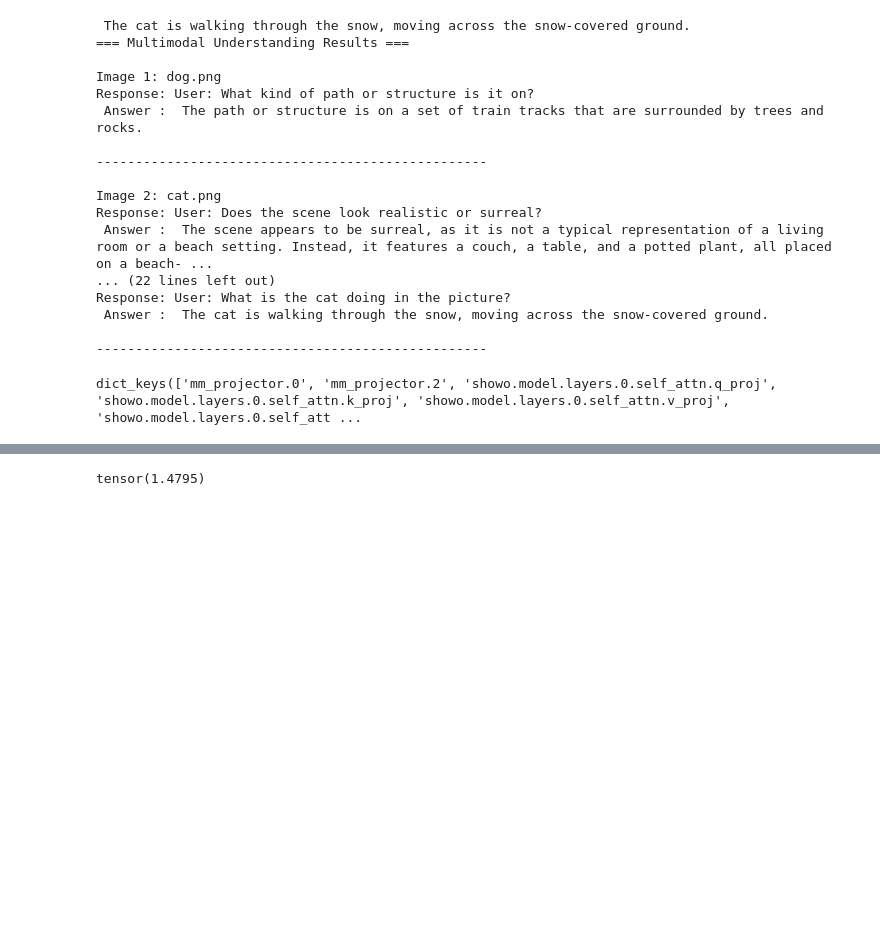
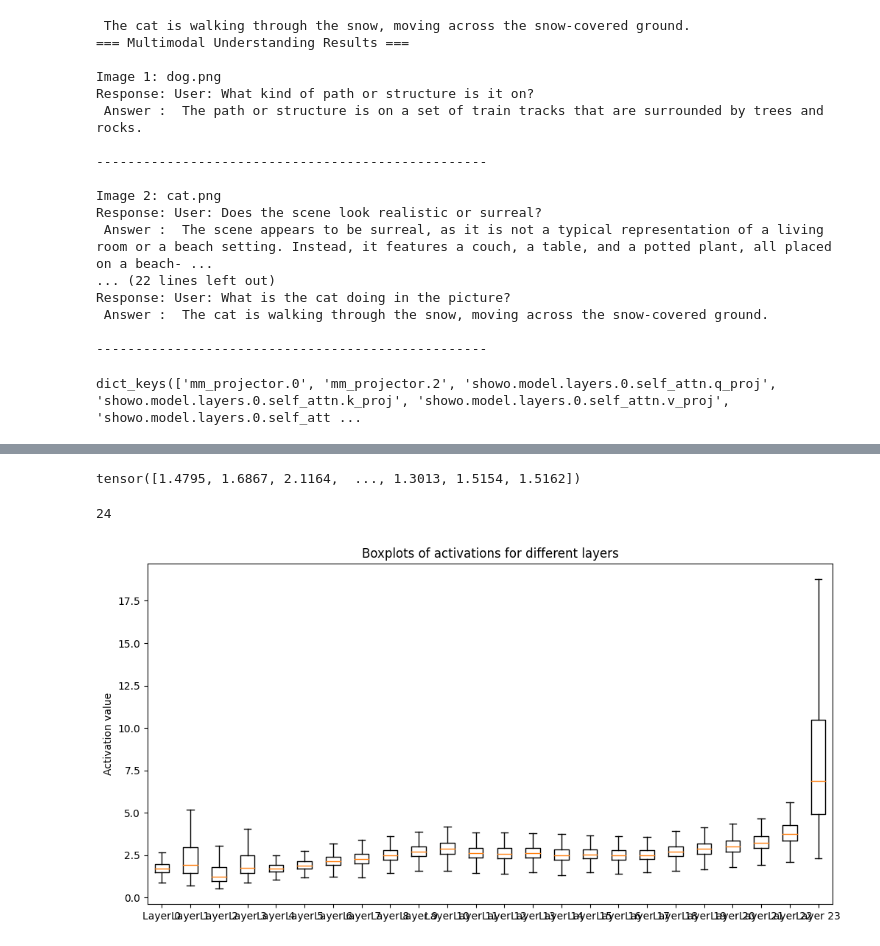
Before and after one commit to showlab/Show-o, a Jupyter notebook: track_activations.ipynb, the cells around one changed output, grey strips where cells are left out. Cells and saved outputs as stored; diff of their text form; code cells hidden in the pictures; blank space fills up the shorter version.

```diff
--- a/track_activations.ipynb
+++ b/track_activations.ipynb
@@ -180,15 +180,16 @@ def get_activations(recorder):
     acts_list = []
     for ind in tqdm(range(0, 24)):
         layer_name = f'showo.model.layers.{ind}.mlp.fc2'
-        acts = [a['max_abs'] for a in recorder.outputs[layer_name]]
+        acts = torch.concat([a['max_abs'] for a in recorder.outputs[layer_name]], dim=0)
+        print(acts)
 
         if len(acts) == 0:
             break
 
-        acts_list.extend(acts)
-    tens = torch.concat(acts_list, dim=0)
+        acts_list.append(acts)
+    # tens = torch.concat(acts_list, dim=0)
     # print(tens.shape)
-    return tens.tolist()
+    return acts_list
 # %%
 import matplotlib.pyplot as plt
 
@@ -205,7 +222,15 @@ torch.Size([11304960])
 # %%
 print(acts_mmu[0])
 # %% [output]
-tensor(1.4795)
+tensor([1.4795, 1.6867, 2.1164,  ..., 1.3013, 1.5154, 1.5162])
+# %%
+len(acts_mmu)
+# %% [output]
+24
+# %%
+print_acts_boxplots(acts_mmu)
+# %% [output]
+[figure, added]
 # %%
 run_t2i(cfg_t2i, model_t2i)
 # %% [output]
```
Also changed, not shown: parts of 5 cells of this notebook.
